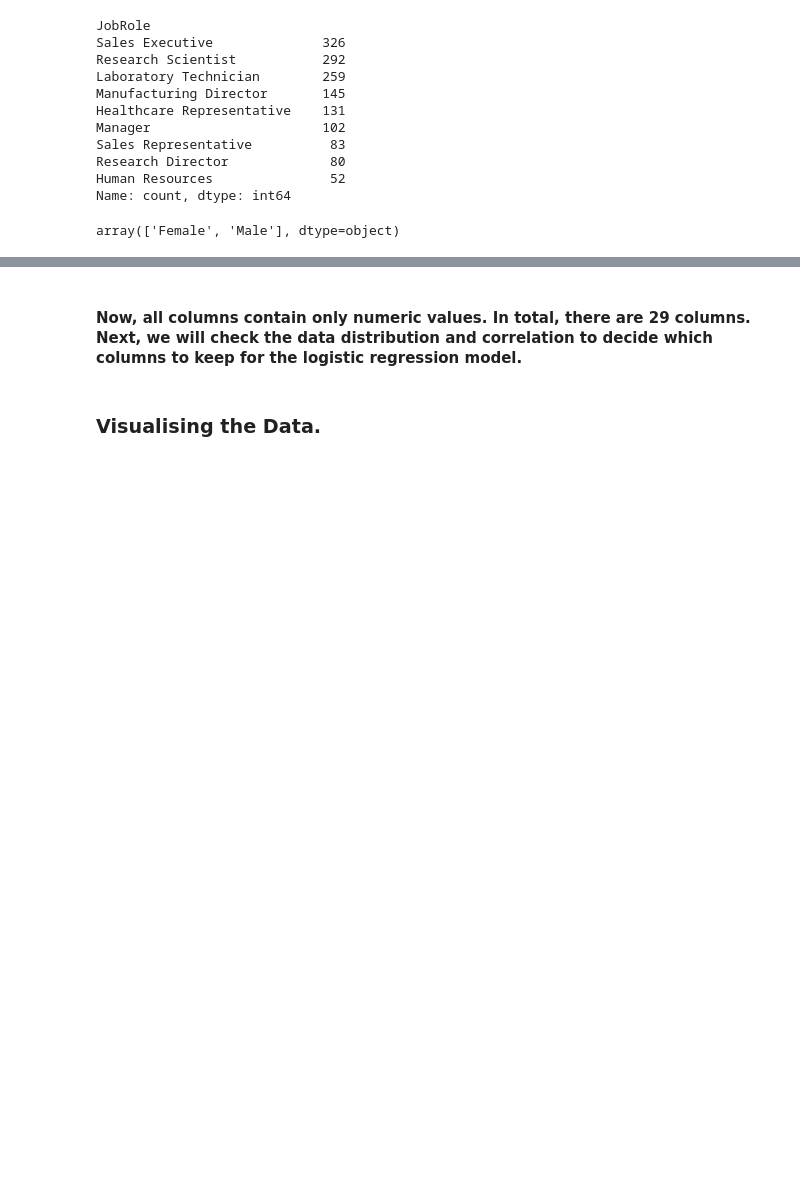
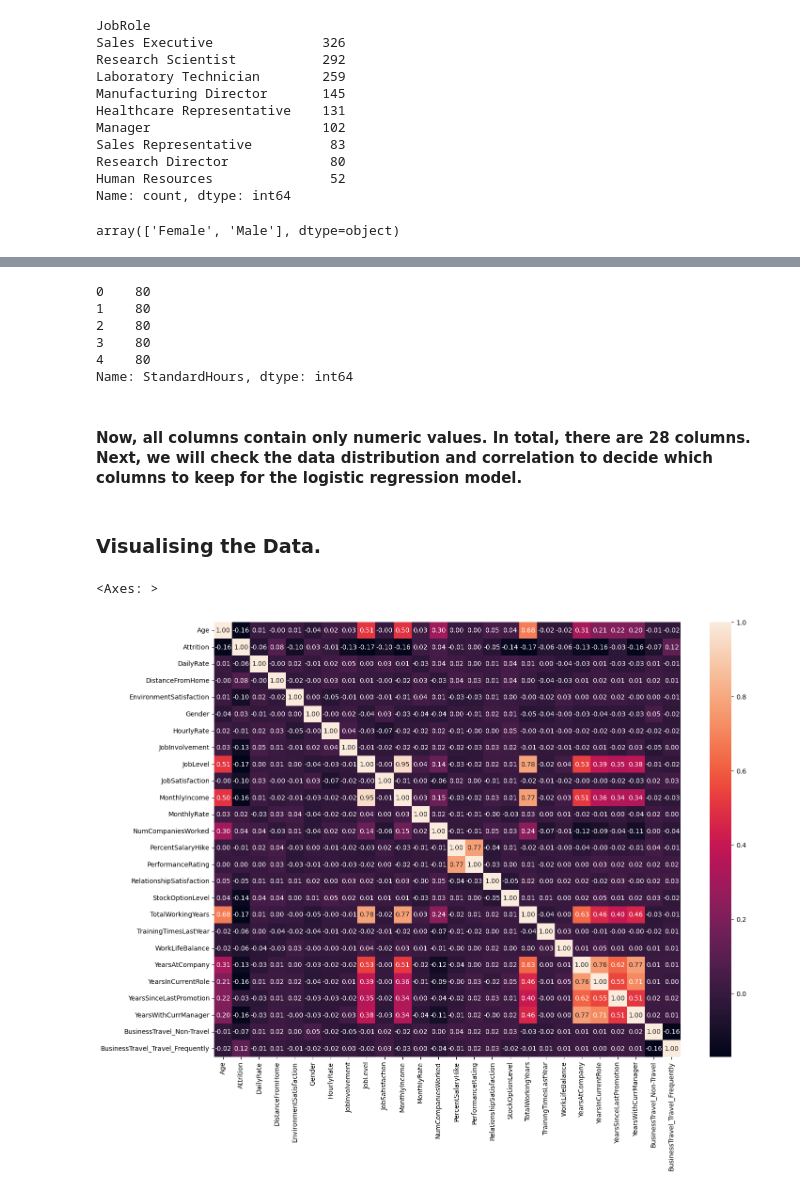
Before and after one commit to RovSveta/Introduction_to-_Machine_Learning_Methods-, a Jupyter notebook: Exercise_project_2/Exercisw_project_2_logistic_regression.ipynb, the cells around one changed output, grey strips where cells are left out. Drawn from its saved outputs; the diff is of its cells as text; code cells hidden in the pictures; blank space fills up the shorter version.

```diff
--- a/Exercise_project_2/Exercisw_project_2_logistic_regression.ipynb
+++ b/Exercise_project_2/Exercisw_project_2_logistic_regression.ipynb
@@ -89,6 +147,7 @@ Index(['Age', 'Attrition', 'BusinessTravel', 'DailyRate', 'Department',
 # "EmployeeCount" - constant value for this dataset;"EducationField" and "Department" - column is categorical,
 # they can be usefull but we have enough other options for support variable; The "Education" column is a numerical
 # feature that represents education level, but it may not strongly influence attrition compared to salary orjob satisfaction.
+# "MaritalStatus"- does not relate to attrition, "OverTime" - Indicates if the employee works overtime, i think it doesn't relate to attrition.
 #  I will drop those columns:
 
 columns_to_drop = [
@@ -97,7 +156,9 @@ columns_to_drop = [
     'EmployeeNumber',
     'Department',
     'EducationField',
-    "Education"
+    "Education",
+    "MaritalStatus",
+    "OverTime"
 ]
 
 df = df.drop(columns_to_drop, axis=1)
@@ -203,4 +260,29 @@ df.head()
+# %%
+# "StandardHours" column contains a single constant value (80) for all rows, it does not provide any useful information
+# I will drop it.
+df['StandardHours'].head(5)
+# %% [output]
+0    80
+1    80
+2    80
+3    80
+4    80
+Name: StandardHours, dtype: int64
+# %%
+df = df.drop("StandardHours", axis=1)
 # %% [markdown]
-#### Now, all columns contain only numeric values. In total, there are 29 columns. Next, we will check the data distribution and correlation to decide which columns to keep for the logistic regression model.
+#### Now, all columns contain only numeric values. In total, there are 28 columns. Next, we will check the data distribution and correlation to decide which columns to keep for the logistic regression model.
 # %% [markdown]
 ### Visualising the Data.
+# %%
+# it was difficult to see numbers, so we will increase the figure size:
+plt.figure(figsize=(16, 12))
+
+# on this correlation matrix we can see the most important supported variables:
+# median_income. Also, "ocean_proximity_<1H OCEAN" variale correlate with out target variable and
+# "ocean_proximity_INLAND" has negative correlation.
+correlations = df.corr(numeric_only=True)
+sns.heatmap(correlations, annot=True, fmt='.2f')
+# %% [output]
+<Axes: >
+[figure, added]
```
Also changed, not shown: parts of 13 cells of this notebook.
